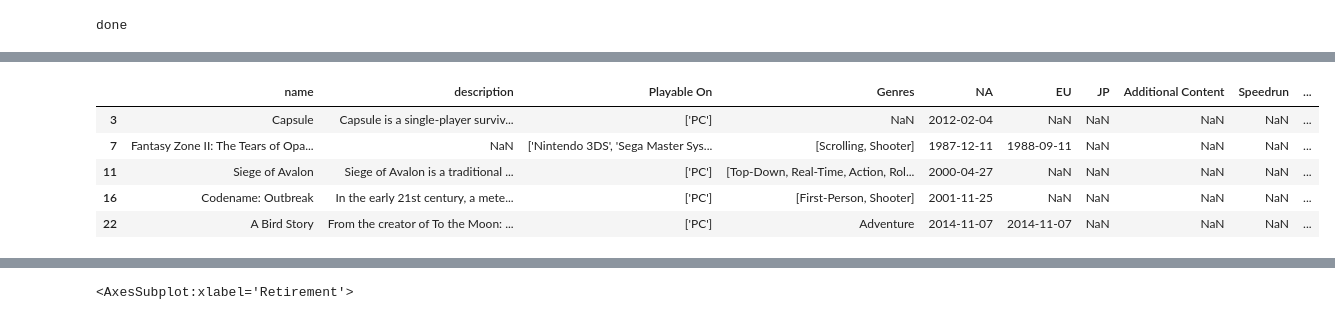
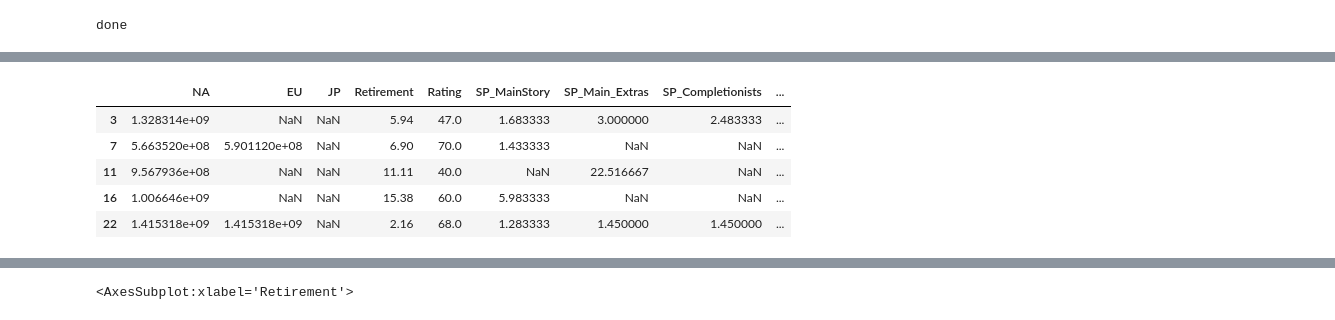
Before and after one commit to TFM-UAH-ammz/MainScrappingTool, a Jupyter notebook: src/dataAnalysis/analysis.ipynb, the cells around one changed output, grey strips where cells are left out. Saved outputs shown, nothing was run; the diff lists cells and outputs as text; code cells hidden in the pictures.

```diff
--- a/src/dataAnalysis/analysis.ipynb
+++ b/src/dataAnalysis/analysis.ipynb
@@ -396,9 +440,9 @@ done
 # %%
-dataAux_desp.head()
+dataFrame_VIF.head()
 # %% [output]
-|  | name | description | Playable On | Genres | NA | EU | JP | Additional Content | Speedrun | ... |
-| 3 | Capsule | Capsule is a single-player surviv... | ['PC'] | NaN | 2012-02-04 | NaN | NaN | NaN | NaN | ... |
-| 7 | Fantasy Zone II: The Tears of Opa... | NaN | ['Nintendo 3DS', 'Sega Master Sys... | [Scrolling, Shooter] | 1987-12-11 | 1988-09-11 | NaN | NaN | NaN | ... |
-| 11 | Siege of Avalon | Siege of Avalon is a traditional ... | ['PC'] | [Top-Down, Real-Time, Action, Rol... | 2000-04-27 | NaN | NaN | NaN | NaN | ... |
-| 16 | Codename: Outbreak | In the early 21st century, a mete... | ['PC'] | [First-Person, Shooter] | 2001-11-25 | NaN | NaN | NaN | NaN | ... |
-| 22 | A Bird Story | From the creator of To the Moon: ... | ['PC'] | Adventure | 2014-11-07 | 2014-11-07 | NaN | NaN | NaN | ... |
+|  | NA | EU | JP | Retirement | Rating | SP_MainStory | SP_Main_Extras | SP_Completionists | ... |
+| 3 | 1.328314e+09 | NaN | NaN | 5.94 | 47.0 | 1.683333 | 3.000000 | 2.483333 | ... |
+| 7 | 5.663520e+08 | 5.901120e+08 | NaN | 6.90 | 70.0 | 1.433333 | NaN | NaN | ... |
+| 11 | 9.567936e+08 | NaN | NaN | 11.11 | 40.0 | NaN | 22.516667 | NaN | ... |
+| 16 | 1.006646e+09 | NaN | NaN | 15.38 | 60.0 | 5.983333 | NaN | NaN | ... |
+| 22 | 1.415318e+09 | 1.415318e+09 | NaN | 2.16 | 68.0 | 1.283333 | 1.450000 | 1.450000 | ... |
```
Also changed, not shown: parts of 61 cells of this notebook.
